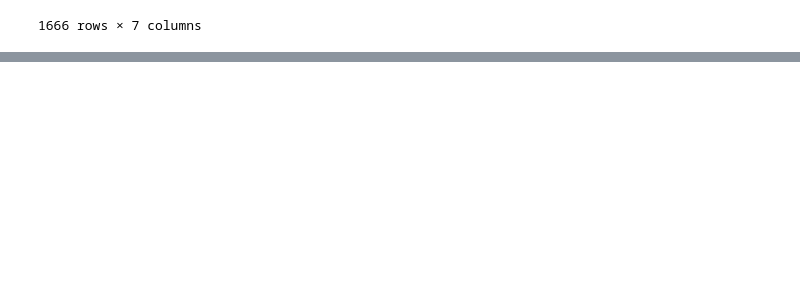
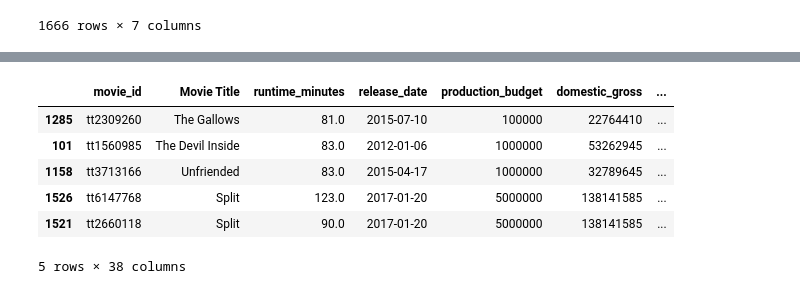
Before and after one commit to RH3421/Project-1-Microsoft-Makes-a-Movie, a Jupyter notebook: Genre_Budget.ipynb, the cells around one changed output, grey strips where cells are left out. Saved outputs shown, nothing was run; the diff lists cells and outputs as text; code cells hidden in the pictures; blank space fills up the shorter version.

```diff
--- a/Genre_Budget.ipynb
+++ b/Genre_Budget.ipynb
@@ -226,0 +280,11 @@ Genre_Budget.describe()
+# %%
+top_movie_ROI = Genre_Budget.sort_values('ROI', ascending=False)
+top_movie_ROI.head()
+# %% [output]
+|  | movie_id | Movie Title | runtime_minutes | release_date | production_budget | domestic_gross | ... |
+| 1285 | tt2309260 | The Gallows | 81.0 | 2015-07-10 | 100000 | 22764410 | ... |
+| 101 | tt1560985 | The Devil Inside | 83.0 | 2012-01-06 | 1000000 | 53262945 | ... |
+| 1158 | tt3713166 | Unfriended | 83.0 | 2015-04-17 | 1000000 | 32789645 | ... |
+| 1526 | tt6147768 | Split | 123.0 | 2017-01-20 | 5000000 | 138141585 | ... |
+| 1521 | tt2660118 | Split | 90.0 | 2017-01-20 | 5000000 | 138141585 | ... |
+5 rows × 38 columns
```
Also changed, not shown: parts of 9 cells of this notebook.
